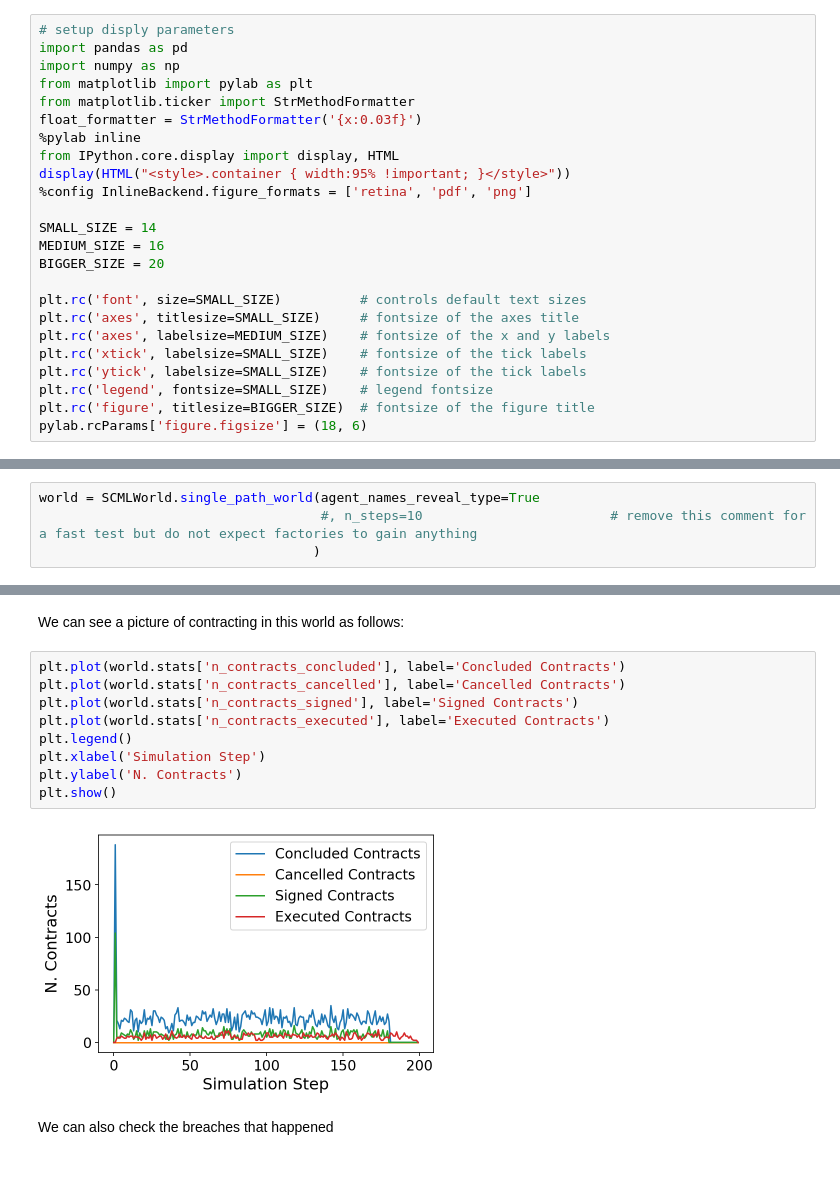
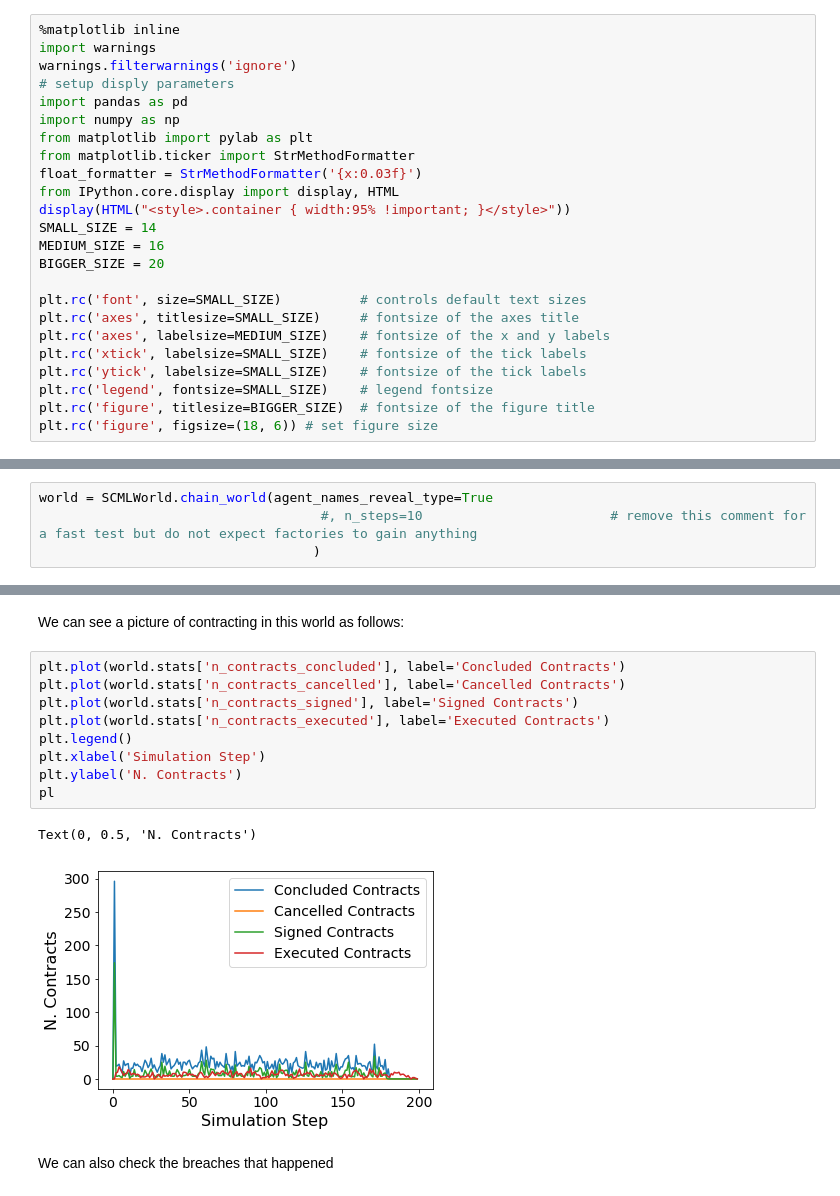
Before and after one commit to yasserfarouk/negmas, a Jupyter notebook: docs/tutorials/notebooks/06.run_scml.ipynb, the cells around one changed output, grey strips where cells are left out. Saved outputs shown, nothing was run; the diff lists cells and outputs as text.

```diff
--- a/docs/tutorials/notebooks/06.run_scml.ipynb
+++ b/docs/tutorials/notebooks/06.run_scml.ipynb
@@ -1,15 +1,15 @@
 # %%
+%matplotlib inline
+import warnings
+warnings.filterwarnings('ignore')
 # setup disply parameters
 import pandas as pd
 import numpy as np
 from matplotlib import pylab as plt
 from matplotlib.ticker import StrMethodFormatter
 float_formatter = StrMethodFormatter('{x:0.03f}')
-%pylab inline
 from IPython.core.display import display, HTML
 display(HTML("<style>.container { width:95% !important; }</style>"))
-%config InlineBackend.figure_formats = ['retina', 'pdf', 'png']
-
 SMALL_SIZE = 14
 MEDIUM_SIZE = 16
 BIGGER_SIZE = 20
@@ -21,4 +21,4 @@ plt.rc('xtick', labelsize=SMALL_SIZE)    # fontsize of the tick labels
 plt.rc('ytick', labelsize=SMALL_SIZE)    # fontsize of the tick labels
 plt.rc('legend', fontsize=SMALL_SIZE)    # legend fontsize
 plt.rc('figure', titlesize=BIGGER_SIZE)  # fontsize of the figure title
-pylab.rcParams['figure.figsize'] = (18, 6)
+plt.rc('figure', figsize=(18, 6)) # set figure size
@@ -39,7 +35,7 @@ from negmas.apps.scml import *
 # %% [markdown]
 There are several ways to create an SCML world. One of the simplest is to use one of the class methods of the `SCMLWorld` class. The resulting world will have > 100 production steps so simulating it will take a while. If you want to just test your installation (and do not care whether you get an accurate indicator of agent performance), you can set the number of steps to a small value (e.g. n_steps=10).
 # %%
-world = SCMLWorld.single_path_world(agent_names_reveal_type=True
+world = SCMLWorld.chain_world(agent_names_reveal_type=True
                                     #, n_steps=10                        # remove this comment for a fast test but do not expect factories to gain anything
                                    )
 # %% [markdown]
@@ -78,14 +74,15 @@ We can see a picture of contracting in this world as follows:
 # %%
 plt.plot(world.stats['n_contracts_concluded'], label='Concluded Contracts')
 plt.plot(world.stats['n_contracts_cancelled'], label='Cancelled Contracts')
 plt.plot(world.stats['n_contracts_signed'], label='Signed Contracts')
 plt.plot(world.stats['n_contracts_executed'], label='Executed Contracts')
 plt.legend()
 plt.xlabel('Simulation Step')
 plt.ylabel('N. Contracts')
-plt.show()
+pl
 # %% [output]
+Text(0, 0.5, 'N. Contracts')
-[figure, old version]
+[figure, new version]
 # %% [markdown]
 We can also check the breaches that happened
 # %%
```
Also changed, not shown: parts of 8 cells of this notebook, 53 other files.
